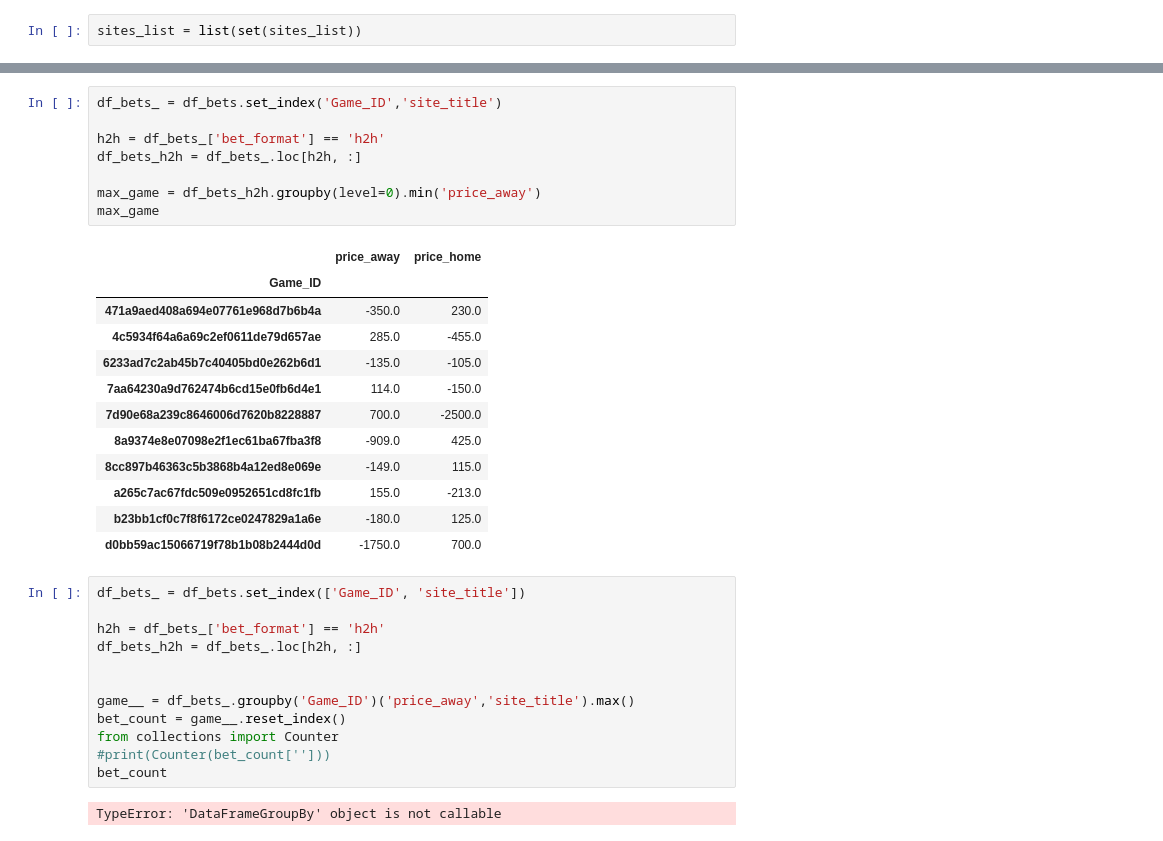
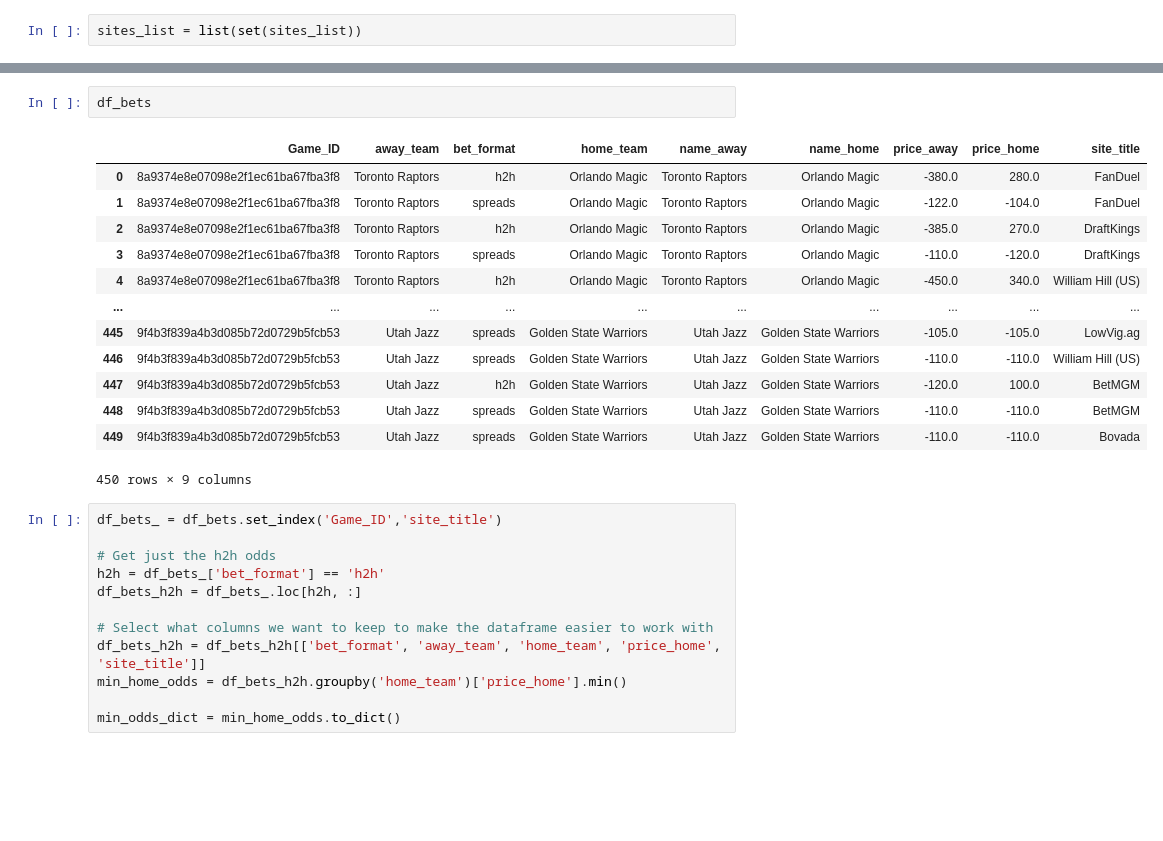
Before and after one commit to ethangu8/DS3000-Finding-The-Best-Bet-Final, a Jupyter notebook: Sports_bets.ipynb, the cells around one changed output, grey strips where cells are left out. Cells and saved outputs as stored; diff of their text form; blank space fills up the shorter version.

Commit message:
Add files via upload
Updated Data and Analysis Plan by Ethan

```diff
--- a/Sports_bets.ipynb
+++ b/Sports_bets.ipynb
@@ -181,35 +162,28 @@ Text(0.5, 1.0, 'H:Boston Celtics vs A:Indiana Pacers ')
+# %%
+df_bets
+# %% [output]
+|  | Game_ID | away_team | bet_format | home_team | name_away | name_home | price_away | price_home | site_title |
+| 0 | 8a9374e8e07098e2f1ec61ba67fba3f8 | Toronto Raptors | h2h | Orlando Magic | Toronto Raptors | Orlando Magic | -380.0 | 280.0 | FanDuel |
+| 1 | 8a9374e8e07098e2f1ec61ba67fba3f8 | Toronto Raptors | spreads | Orlando Magic | Toronto Raptors | Orlando Magic | -122.0 | -104.0 | FanDuel |
+| 2 | 8a9374e8e07098e2f1ec61ba67fba3f8 | Toronto Raptors | h2h | Orlando Magic | Toronto Raptors | Orlando Magic | -385.0 | 270.0 | DraftKings |
+| 3 | 8a9374e8e07098e2f1ec61ba67fba3f8 | Toronto Raptors | spreads | Orlando Magic | Toronto Raptors | Orlando Magic | -110.0 | -120.0 | DraftKings |
+| 4 | 8a9374e8e07098e2f1ec61ba67fba3f8 | Toronto Raptors | h2h | Orlando Magic | Toronto Raptors | Orlando Magic | -450.0 | 340.0 | William Hill (US) |
+| ... | ... | ... | ... | ... | ... | ... | ... | ... | ... |
+| 445 | 9f4b3f839a4b3d085b72d0729b5fcb53 | Utah Jazz | spreads | Golden State Warriors | Utah Jazz | Golden State Warriors | -105.0 | -105.0 | LowVig.ag |
+| 446 | 9f4b3f839a4b3d085b72d0729b5fcb53 | Utah Jazz | spreads | Golden State Warriors | Utah Jazz | Golden State Warriors | -110.0 | -110.0 | William Hill (US) |
+| 447 | 9f4b3f839a4b3d085b72d0729b5fcb53 | Utah Jazz | h2h | Golden State Warriors | Utah Jazz | Golden State Warriors | -120.0 | 100.0 | BetMGM |
+| 448 | 9f4b3f839a4b3d085b72d0729b5fcb53 | Utah Jazz | spreads | Golden State Warriors | Utah Jazz | Golden State Warriors | -110.0 | -110.0 | BetMGM |
+| 449 | 9f4b3f839a4b3d085b72d0729b5fcb53 | Utah Jazz | spreads | Golden State Warriors | Utah Jazz | Golden State Warriors | -110.0 | -110.0 | Bovada |
+450 rows × 9 columns
 # %%
 df_bets_ = df_bets.set_index('Game_ID','site_title')
 
+# Get just the h2h odds
 h2h = df_bets_['bet_format'] == 'h2h'
 df_bets_h2h = df_bets_.loc[h2h, :]
 
-max_game = df_bets_h2h.groupby(level=0).min('price_away')
-max_game
+# Select what columns we want to keep to make the dataframe easier to work with
+df_bets_h2h = df_bets_h2h[['bet_format', 'away_team', 'home_team', 'price_home', 'site_title']]
+min_home_odds = df_bets_h2h.groupby('home_team')['price_home'].min()
+
+min_odds_dict = min_home_odds.to_dict()
-# %% [output]
-|  | price_away | price_home |
-| Game_ID |  |  |
-| 471a9aed408a694e07761e968d7b6b4a | -350.0 | 230.0 |
-| 4c5934f64a6a69c2ef0611de79d657ae | 285.0 | -455.0 |
-| 6233ad7c2ab45b7c40405bd0e262b6d1 | -135.0 | -105.0 |
-| 7aa64230a9d762474b6cd15e0fb6d4e1 | 114.0 | -150.0 |
-| 7d90e68a239c8646006d7620b8228887 | 700.0 | -2500.0 |
-| 8a9374e8e07098e2f1ec61ba67fba3f8 | -909.0 | 425.0 |
-| 8cc897b46363c5b3868b4a12ed8e069e | -149.0 | 115.0 |
-| a265c7ac67fdc509e0952651cd8fc1fb | 155.0 | -213.0 |
-| b23bb1cf0c7f8f6172ce0247829a1a6e | -180.0 | 125.0 |
-| d0bb59ac15066719f78b1b08b2444d0d | -1750.0 | 700.0 |
-# %%
-df_bets_ = df_bets.set_index(['Game_ID', 'site_title'])
-
-h2h = df_bets_['bet_format'] == 'h2h'
-df_bets_h2h = df_bets_.loc[h2h, :]
-
-
-game__ = df_bets_.groupby('Game_ID')('price_away','site_title').max()
-bet_count = game__.reset_index()
-from collections import Counter
-#print(Counter(bet_count['']))
-bet_count
-# %% [output]
-TypeError: 'DataFrameGroupBy' object is not callable
```
Also changed, not shown: parts of 14 cells of this notebook.
